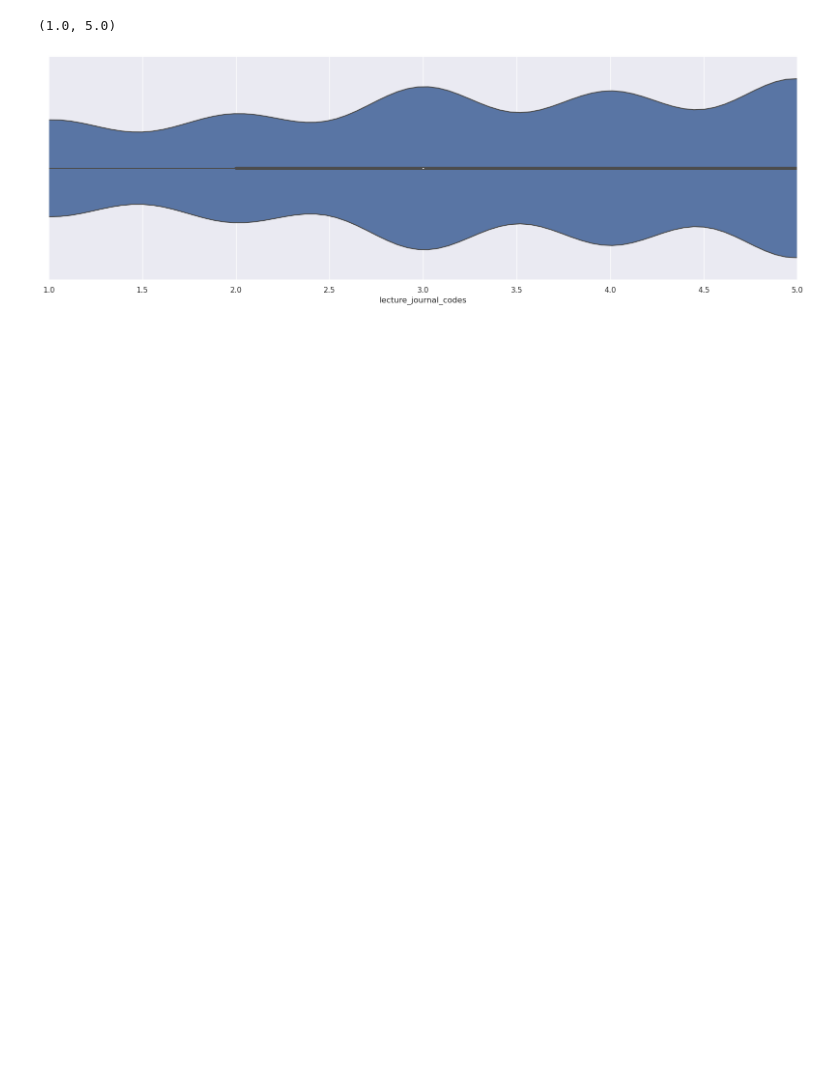
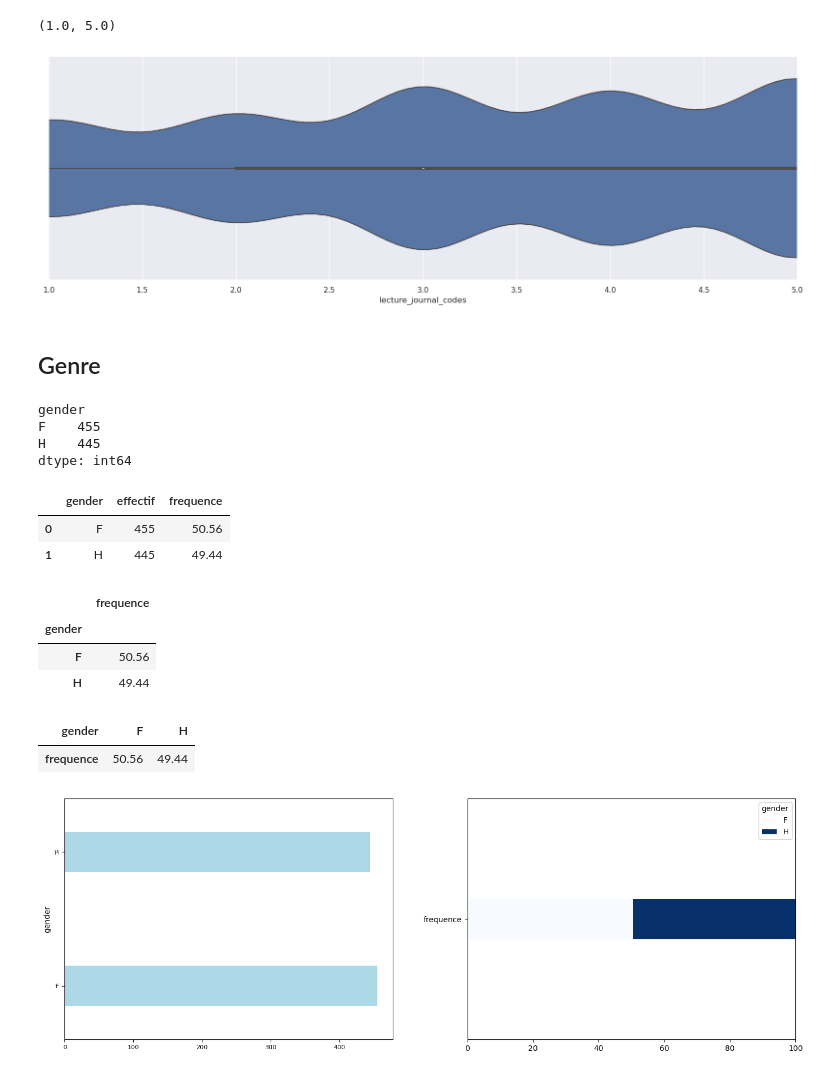
Before and after one commit to Sciences-historiques-numeriques/histoire_numerique_methodes, a Jupyter notebook: statistiques_descriptives/analyse_univariee_quali.ipynb, the cells around one changed output. Cells and saved outputs as stored; diff of their text form; code cells hidden in the pictures; blank space fills up the shorter version.

```diff
--- a/statistiques_descriptives/analyse_univariee_quali.ipynb
+++ b/statistiques_descriptives/analyse_univariee_quali.ipynb
@@ -375,3 +363,55 @@ ax.set_xlim(left=min(l), right=max(l))
 # %% [output]
 (1.0, 5.0)
 [figure]
+# %% [markdown]
+## Genre
+# %%
+gb_genre = obs.groupby('gender').size()
+gb_genre
+# %% [output]
+gender
+F    455
+H    445
+dtype: int64
+# %%
+df_gb_genre = pd.DataFrame(gb_genre, columns=['effectif'])
+df_gb_genre.reset_index(inplace=True)
+df_gb_genre['frequence'] =  (100 * df_gb_genre['effectif'] \
+                                   / df_gb_genre['effectif'].sum()).round(2)
+df_gb_genre
+# %% [output]
+|  | gender | effectif | frequence |
+| 0 | F | 455 | 50.56 |
+| 1 | H | 445 | 49.44 |
+# %%
+dfgf = df_gb_genre[['gender', 'frequence']]
+dfgf.set_index('gender', inplace=True)
+dfgf
+# %% [output]
+|  | frequence |
+| gender |  |
+| F | 50.56 |
+| H | 49.44 |
+# %%
+t_dfgf = pd.DataFrame(dfgf).T
+t_dfgf
+# %% [output]
+| gender | F | H |
+| frequence | 50.56 | 49.44 |
+# %%
+### Colormaps
+# http://scipy.github.io/old-wiki/pages/Cookbook/Matplotlib/Show_colormaps
+
+fig, axs = plt.subplots(1,2)
+fig.tight_layout()
+
+gb_genre.plot(kind='barh', x='effectif', y='gender',ax=axs[0], width=0.3,
+                        figsize=(15,5), color='lightblue',rot=4, fontsize=8)
+### Pandas plot reference
+# https://pandas.pydata.org/pandas-docs/stable/reference/api/pandas.DataFrame.plot.html
+## Barplots
+# https://www.shanelynn.ie/bar-plots-in-python-using-pandas-dataframes/
+
+fig = t_dfgf.plot(kind='barh', stacked=True, figsize=(15,5), ax=axs[1], colormap='Blues', width=0.1, xlim=[0,100])
+# %% [output]
+[figure, added]
```
Also changed, not shown: parts of 10 cells of this notebook, 3 other files.
